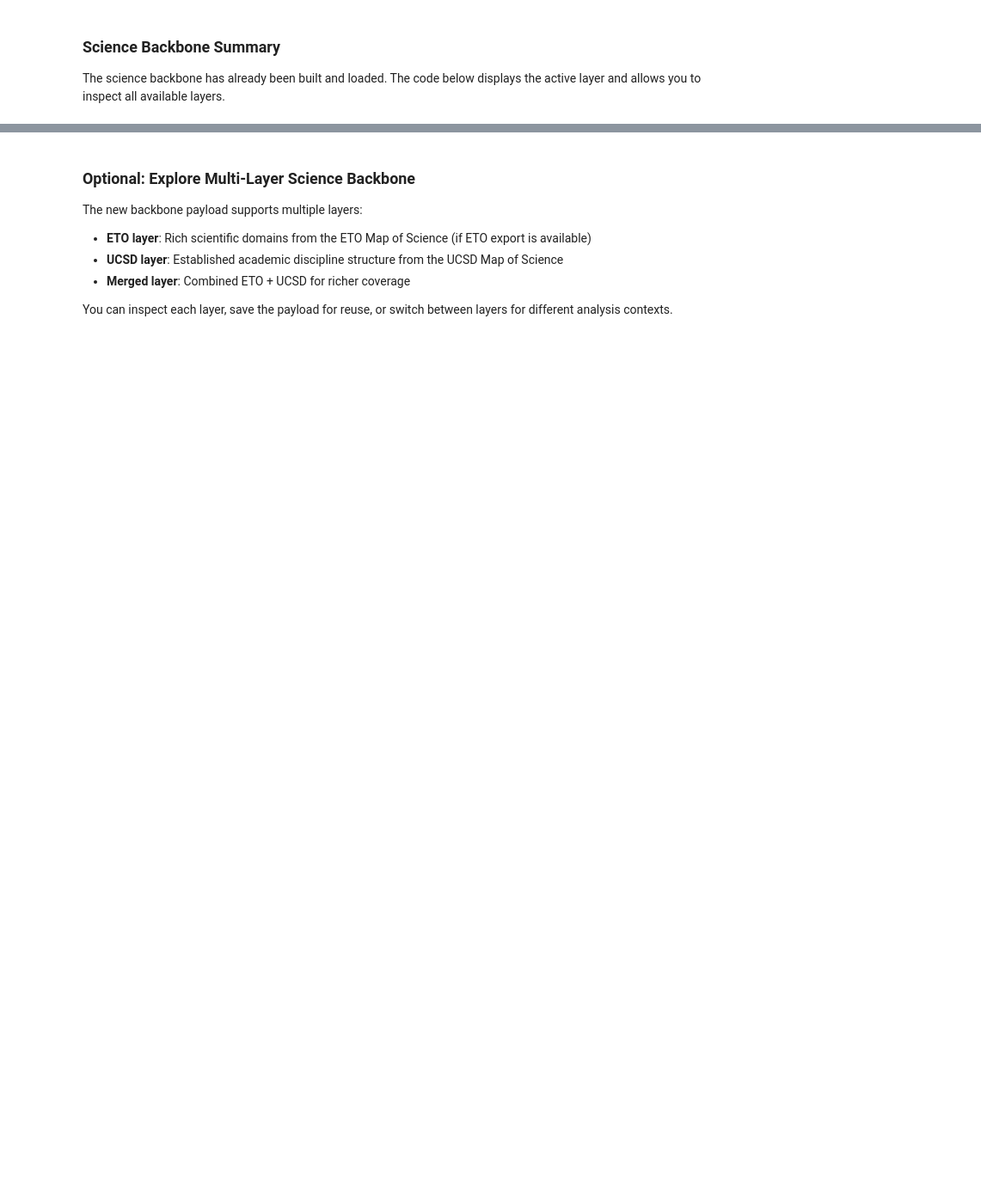
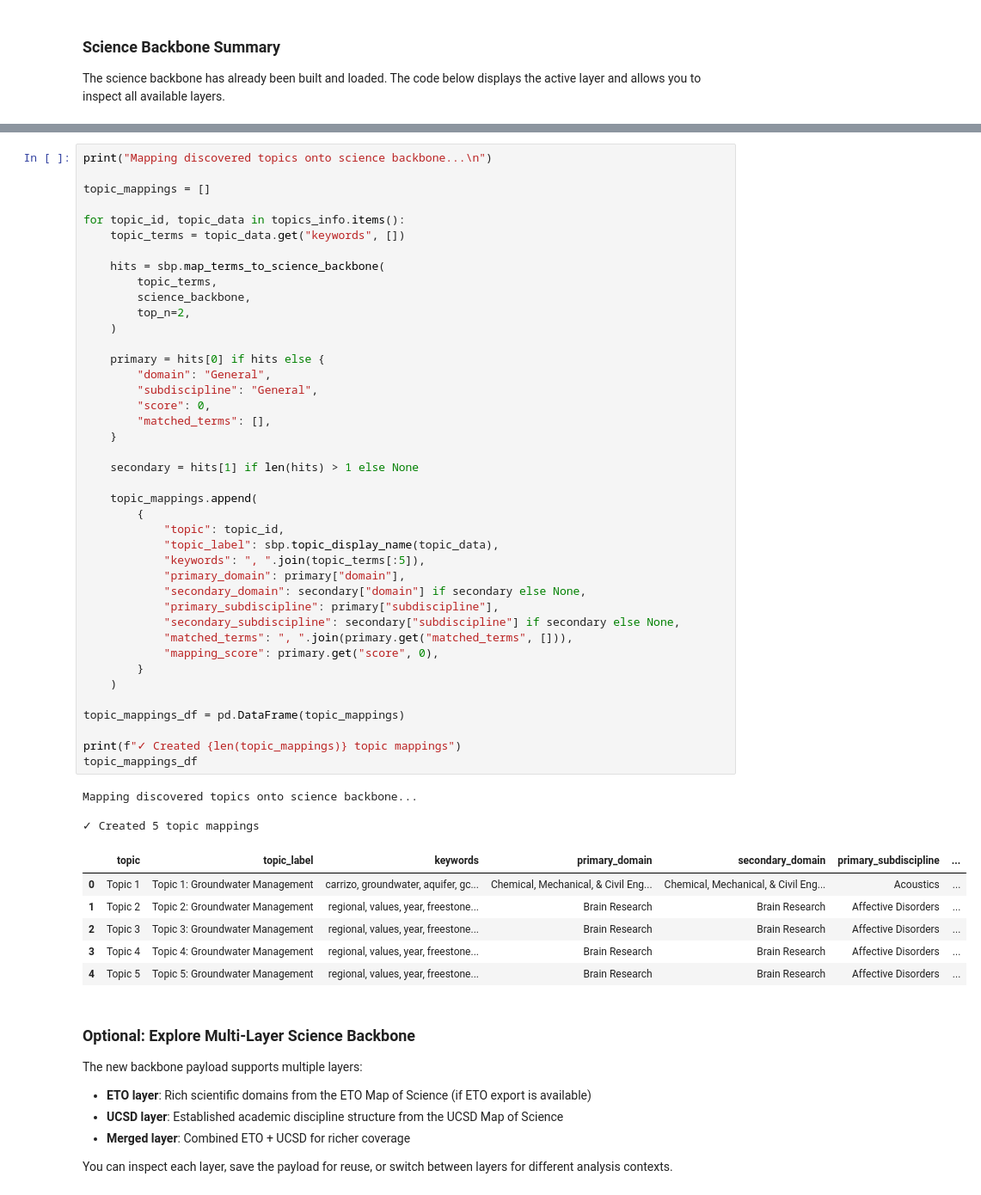
Before and after one commit to In-For-Disaster-Analytics/DSO-Institute-2026, a Jupyter notebook: Day-2/Morning/2_semantic_bridge_cookbook.ipynb, the cells around one changed output, grey strips where cells are left out. Shown at 86% size. Cells and saved outputs as stored; diff of their text form; blank space fills up the shorter version.

```diff
--- a/Day-2/Morning/2_semantic_bridge_cookbook.ipynb
+++ b/Day-2/Morning/2_semantic_bridge_cookbook.ipynb
@@ -944,6 +823,57 @@ Backbone payload contains:
   produced_by: semantic_bridge.mapping.eto.build_science_backbone_payload
   selected_layer: merged
   layers: ['eto', 'ucsd', 'merged']
+# %%
+print("Mapping discovered topics onto science backbone...\n")
+
+topic_mappings = []
+
+for topic_id, topic_data in topics_info.items():
+    topic_terms = topic_data.get("keywords", [])
+
+    hits = sbp.map_terms_to_science_backbone(
+        topic_terms,
+        science_backbone,
+        top_n=2,
+    )
+
+    primary = hits[0] if hits else {
+        "domain": "General",
+        "subdiscipline": "General",
+        "score": 0,
+        "matched_terms": [],
+    }
+
+    secondary = hits[1] if len(hits) > 1 else None
+
+    topic_mappings.append(
+        {
+            "topic": topic_id,
+            "topic_label": sbp.topic_display_name(topic_data),
+            "keywords": ", ".join(topic_terms[:5]),
+            "primary_domain": primary["domain"],
+            "secondary_domain": secondary["domain"] if secondary else None,
+            "primary_subdiscipline": primary["subdiscipline"],
+            "secondary_subdiscipline": secondary["subdiscipline"] if secondary else None,
+            "matched_terms": ", ".join(primary.get("matched_terms", [])),
+            "mapping_score": primary.get("score", 0),
+        }
+    )
+
+topic_mappings_df = pd.DataFrame(topic_mappings)
+
+print(f"✓ Created {len(topic_mappings)} topic mappings")
+topic_mappings_df
+# %% [output]
+Mapping discovered topics onto science backbone...
+
+✓ Created 5 topic mappings
+|  | topic | topic_label | keywords | primary_domain | secondary_domain | primary_subdiscipline | ... |
+| 0 | Topic 1 | Topic 1: Groundwater Management | carrizo, groundwater, aquifer, gc... | Chemical, Mechanical, & Civil Eng... | Chemical, Mechanical, & Civil Eng... | Acoustics | ... |
+| 1 | Topic 2 | Topic 2: Groundwater Management | regional, values, year, freestone... | Brain Research | Brain Research | Affective Disorders | ... |
+| 2 | Topic 3 | Topic 3: Groundwater Management | regional, values, year, freestone... | Brain Research | Brain Research | Affective Disorders | ... |
+| 3 | Topic 4 | Topic 4: Groundwater Management | regional, values, year, freestone... | Brain Research | Brain Research | Affective Disorders | ... |
+| 4 | Topic 5 | Topic 5: Groundwater Management | regional, values, year, freestone... | Brain Research | Brain Research | Affective Disorders | ... |
 # %% [markdown]
 ### Optional: Explore Multi-Layer Science Backbone
 
```
Also changed, not shown: parts of 9 cells of this notebook, 2 other files.
